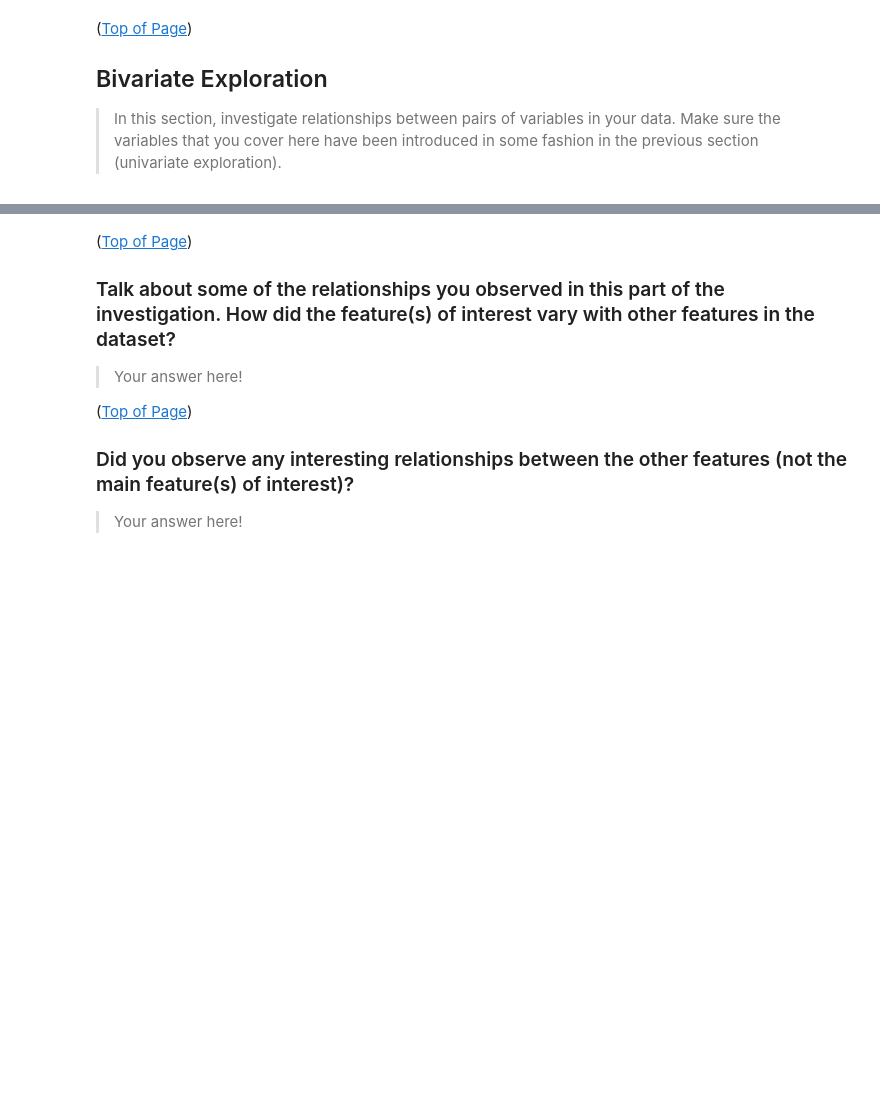
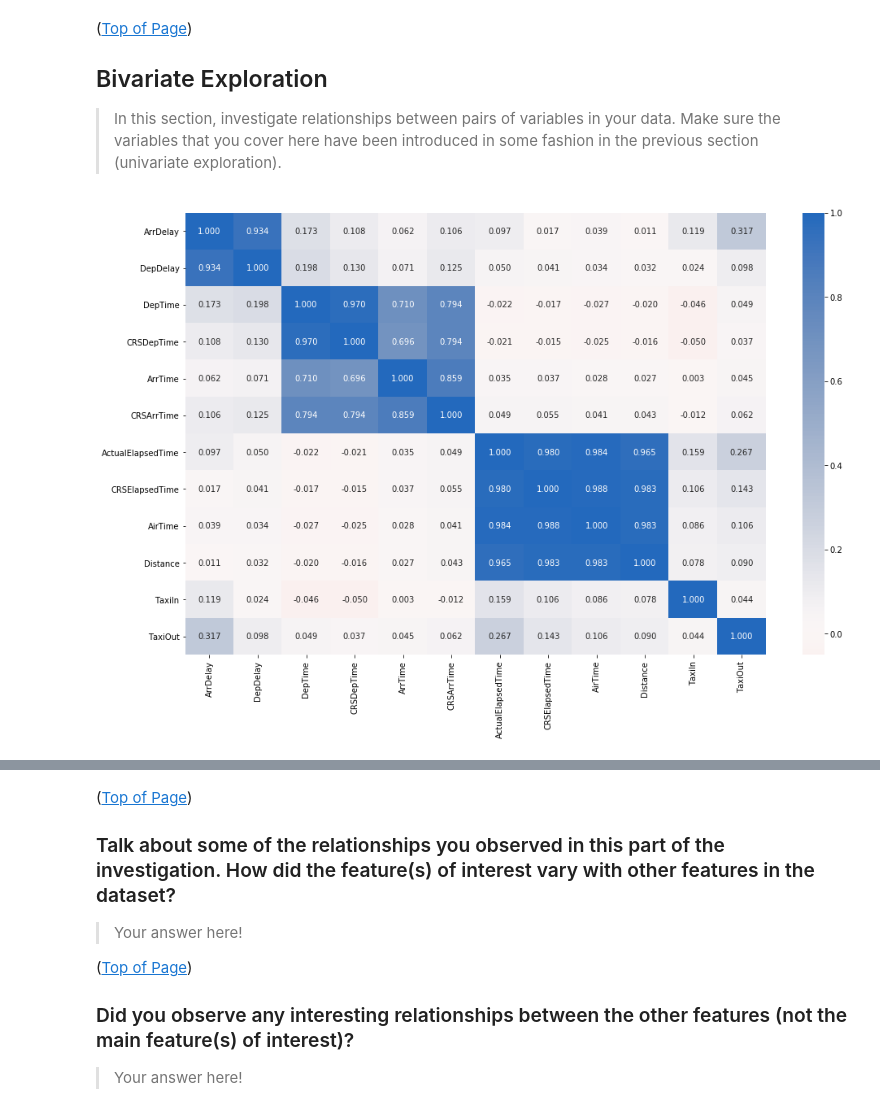
Before and after one commit to ldemastersmith/FlightDataAnalysis, a Jupyter notebook: exploratory_analysis.ipynb, the cells around one changed output, grey strips where cells are left out. Drawn from its saved outputs; the diff is of its cells as text; code cells hidden in the pictures; blank space fills up the shorter version.

```diff
--- a/exploratory_analysis.ipynb
+++ b/exploratory_analysis.ipynb
@@ -625,3 +664,27 @@ plot_histograms_stdAxis(flights, var, 'Value', numPlots, min_values, max_values,
 > In this section, investigate relationships between pairs of variables in your
 data. Make sure the variables that you cover here have been introduced in some
 fashion in the previous section (univariate exploration).
+# %%
+vars_numeric = ['ArrDelay', 'DepDelay', 'CarrierDelay', 'WeatherDelay', 'NASDelay', 'SecurityDelay',
+                'LateAircraftDelay', 'DepTime', 'CRSDepTime', 'ArrTime', 'CRSArrTime', 'ActualElapsedTime',
+                'CRSElapsedTime', 'AirTime', 'Distance', 'TaxiIn', 'TaxiOut']
+
+vars_numeric_temp = ['ArrDelay', 'DepDelay', 'DepTime', 'CRSDepTime', 'ArrTime', 'CRSArrTime',
+                     'ActualElapsedTime', 'CRSElapsedTime', 'AirTime', 'Distance', 'TaxiIn', 'TaxiOut']
+
+#vars_numeric_temp = ['ArrDelay', 'DepDelay', 'DepTime', 'ArrTime', 'CRSElapsedTime', 'AirTime', 'Distance',
+#                     'TaxiIn', 'TaxiOut']
+
+vars_categ = ['UniqueCarrier', 'Origin', 'Dest', 'CancellationCode']
+# %%
+# correlation plot
+# sample a subset of the flights so that plots are clearer and render faster
+samples = np.random.choice(flights_all.shape[0], 100000, replace = False)
+flights_samp = flights_all.loc[samples,:]
+
+plt.figure(figsize = [16, 10])
+sb.heatmap(flights_samp[vars_numeric_temp].corr(), annot = True, fmt = '.3f',
+           cmap = 'vlag_r', center = 0)
+plt.show()
+# %% [output]
+[figure, added]
```
Also changed, not shown: parts of 19 cells of this notebook.
